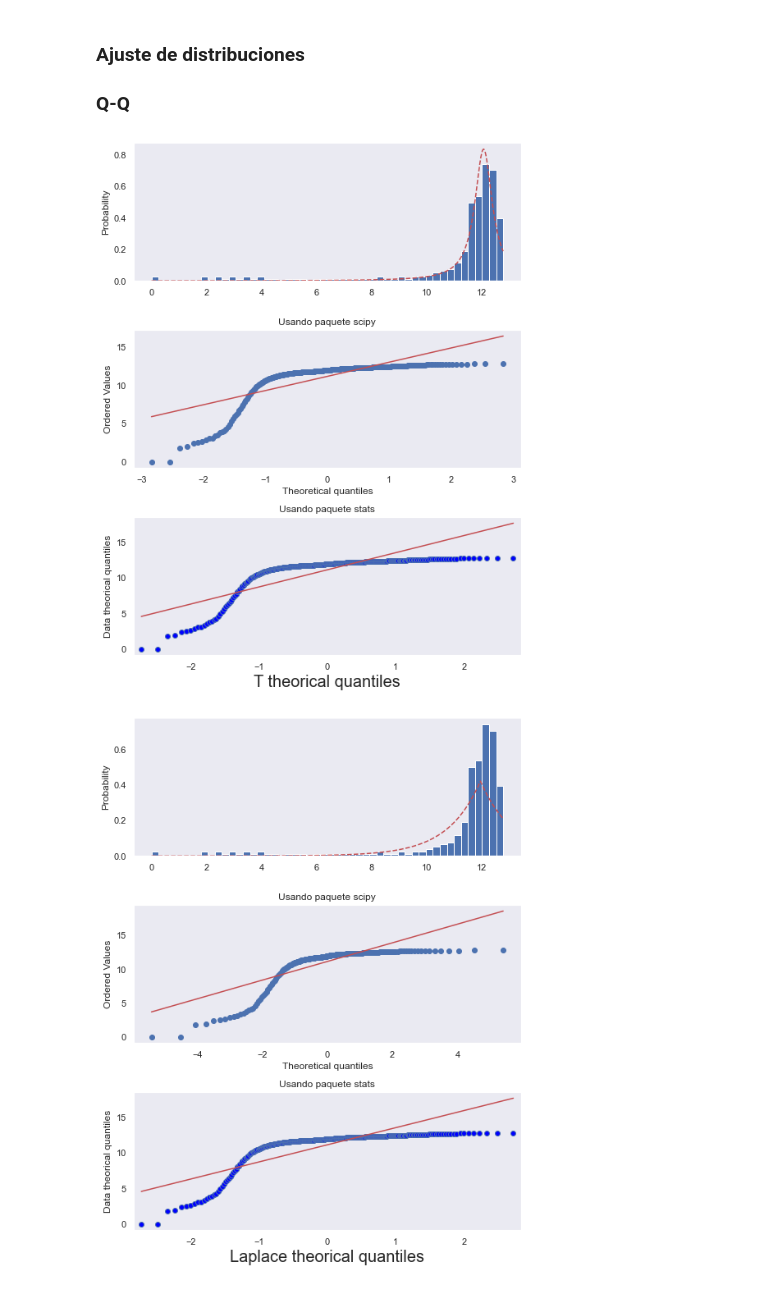
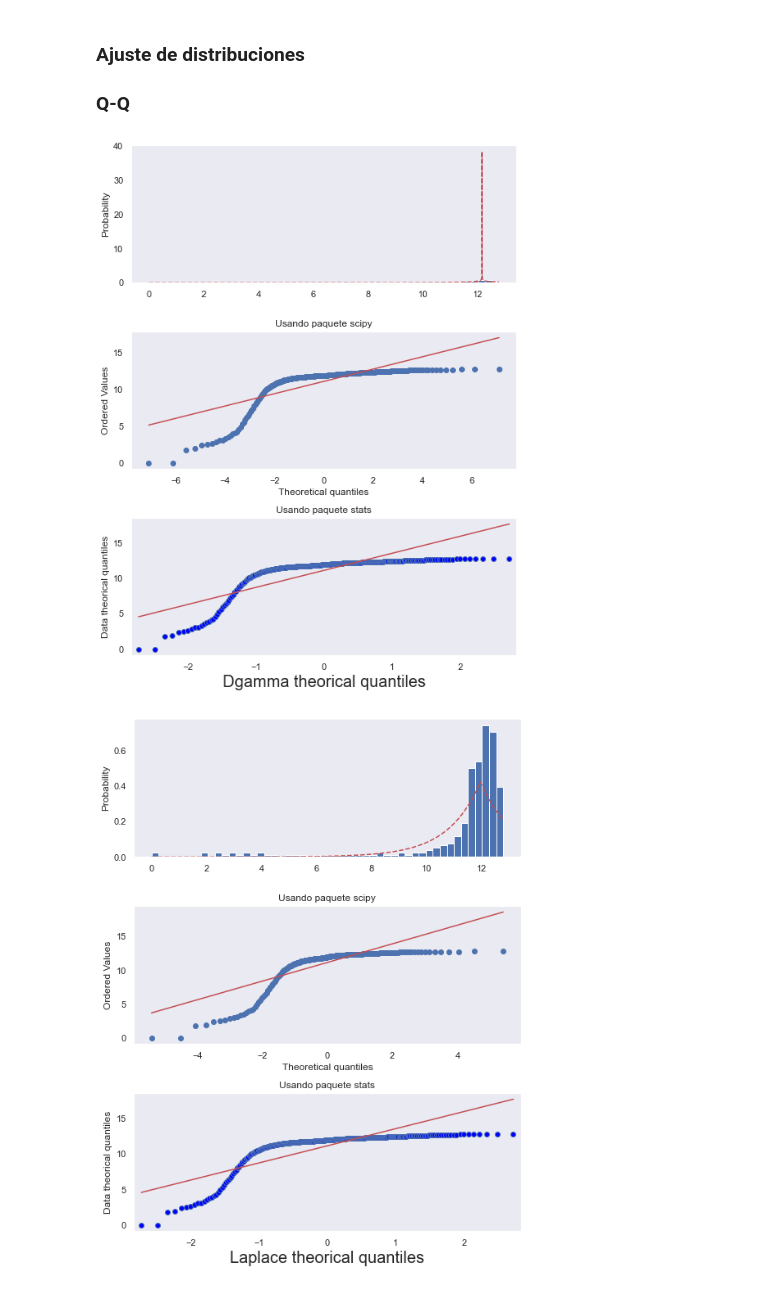
Before and after one commit to valerialadron/Proyecto_VLadron_MMLopez, a Jupyter notebook: Proyecto_VLadron_MMLopez.ipynb, the cells around one changed output. Saved outputs shown, nothing was run; the diff lists cells and outputs as text; code cells hidden in the pictures.

```diff
--- a/Proyecto_VLadron_MMLopez.ipynb
+++ b/Proyecto_VLadron_MMLopez.ipynb
@@ -1034,35 +979,35 @@ fig, ax = plt.subplots(3,1, figsize=(8,10))
 fig.tight_layout(pad=3.0)
 
 ax[0].hist(measurements,divisiones,density=True)
 
 # Función de distribución de probabilidad la cual creemos que mis datos distribuyen
 # RECORDAR: SÓLO FUNCIONA PARA DISTRIBUCIONES CONTINUAS
-dist = 't'
+dist = 'dgamma'
 params = getattr(st, dist).fit(measurements)
 
 # Graficar PDF de la distribución que queremos probar
 
 x = np.arange(measurements.min(), measurements.max(), .00001)
 y = getattr(st, dist).pdf(x, *params)
 ax[0].plot(x,y,'r--')
 ax[0].set_ylabel('Probability')
 ax[0].grid()
 
 # gráfica de Q-Q entre mis datos y la curva que quiero probar que sigue mi distribución (dist)
 # Usando scipy
 grap2 = st.probplot(measurements, dist=dist, sparams=getattr(st, dist).fit(x)[:-2], plot=ax[1], fit=True)
 ax[1].grid()
 ax[1].set_title('Usando paquete scipy')
 
 grap1 = sm.qqplot(measurements,line='s',ax=ax[2])
 ax[2].grid()
 ax[2].set_title('Usando paquete stats')
 
 plt.xlabel(f'{dist.title()} theorical quantiles',size=20)
 plt.ylabel('Data theorical quantiles')
 plt.show()
 # %% [output]
-[figure, old version]
+[figure, new version]
 # %%
 ##2020
 ## laplace ##
```
Also changed, not shown: parts of 16 cells of this notebook.
